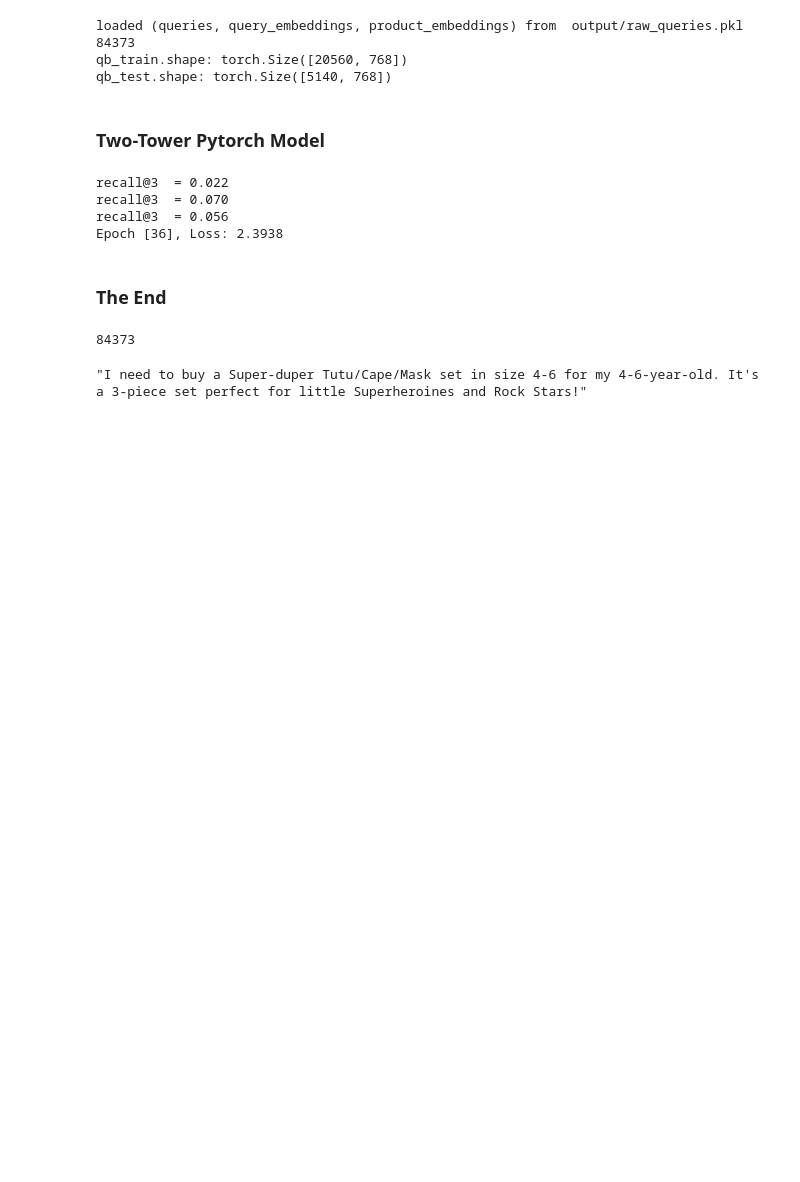
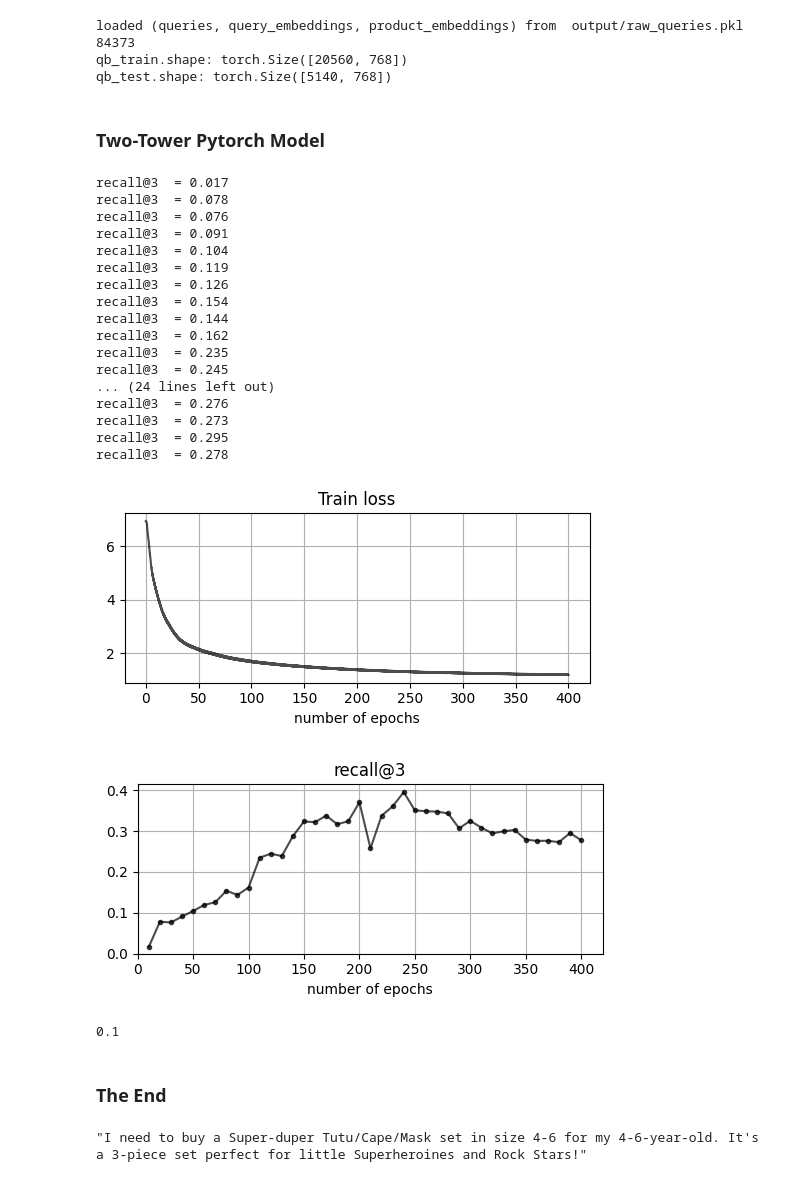
Before and after one commit to ozkansafak/twotowers, a Jupyter notebook: train.ipynb, the cells around one changed output. Saved outputs shown, nothing was run; the diff lists cells and outputs as text; code cells hidden in the pictures; blank space fills up the shorter version.

```diff
--- a/train.ipynb
+++ b/train.ipynb
@@ -47,34 +47,52 @@ list_test_epochs = []
 # %%
 ## TRAIN
 import torch
 import torch.nn as nn
 
 # Hyperparameters
+batch_size = 1024
 num_epochs = 10
-batch_size = 1024
+label_smoothing = 0.1
 
 for i in range(40):
-    model.train(qb_train, xb_train, num_epochs=num_epochs, batch_size=batch_size)
+    model.train(qb_train, xb_train, num_epochs, batch_size, label_smoothing)
     write_output_embeddings(model, qb_test, xb_test)
-    # print(f"epoch no:{model.epochs[-1]:.0f}  ", end='')
     os.system('cd utils && python3 utils_infer.py')
     with open('output/recall3.json', 'r') as file:
         out = json.load(file)
     recall3 = out['recall3']
     list_test_epochs.append(model.epochs[-1])
     list_recall3.append(recall3)
-
 
 model.plot(qb_train, batch_size)
 
 plt.figure()
 plt.plot(list_test_epochs, list_recall3, 'k.-', alpha=.7)
 plt.xlim(0)
 plt.ylim(0)
 plt.title('recall@3')
 plt.xlabel('number of epochs');
 # %% [output]
-recall@3  = 0.022
-recall@3  = 0.070
-recall@3  = 0.056
-Epoch [36], Loss: 2.3938
+recall@3  = 0.017
+recall@3  = 0.078
+recall@3  = 0.076
+recall@3  = 0.091
+recall@3  = 0.104
+recall@3  = 0.119
+recall@3  = 0.126
+recall@3  = 0.154
+recall@3  = 0.144
+recall@3  = 0.162
+recall@3  = 0.235
+recall@3  = 0.245
+... (24 lines left out)
+recall@3  = 0.276
+recall@3  = 0.273
+recall@3  = 0.295
+recall@3  = 0.278
+[figure, added]
+[figure, added]
+# %%
+label_smoothing
+# %% [output]
+0.1
@@ -88,8 +110,6 @@ with open('output/raw_queries.pkl', 'rb') as file:
 with open('output/ids_toys.pkl', 'rb') as file:
     ids_toys = pickle.load(file)
     ids_present = [_id for _id in ids_toys if _id in query_embeddings]
-# %% [output]
-84373
 # %%
 top_ids = [ids_present[idx_test[i]] for i in I[0]]
 names = [info[_id]['name'] for _id in top_ids]
```
Also changed, not shown: parts of 2 cells of this notebook, 2 other files.
